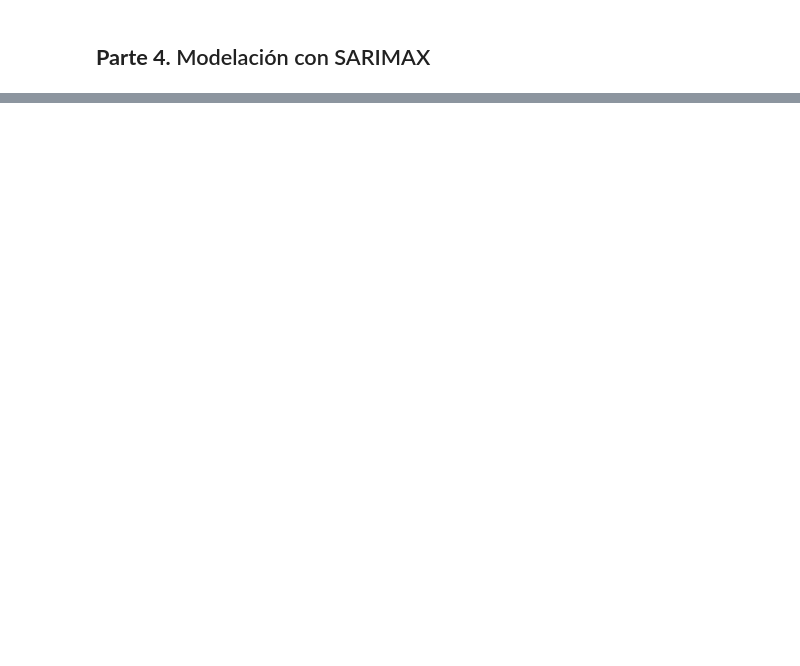
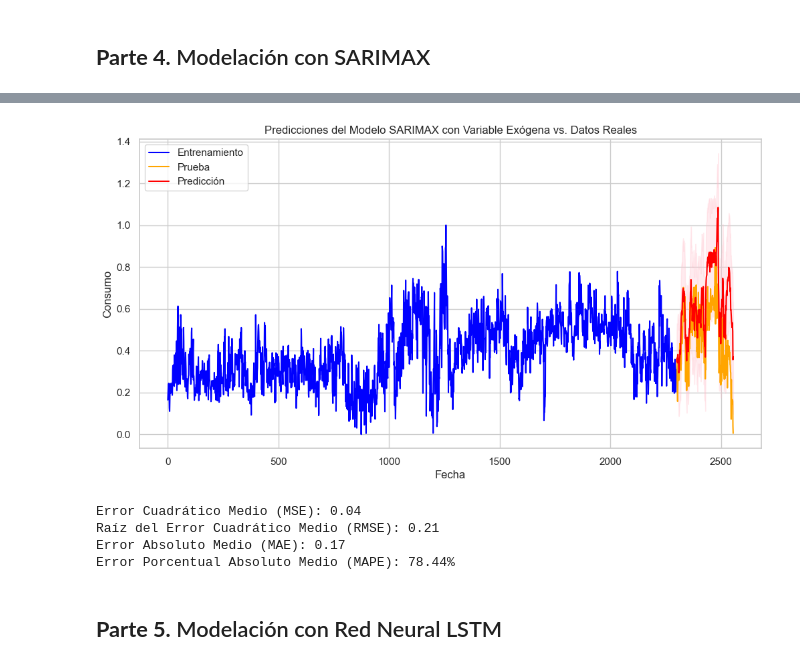
Before and after one commit to Jflorez05/Monografia_Especializacion, a Jupyter notebook: Monografia_Pred_Consumo_Gas_Colab.ipynb, the cells around one changed output, grey strips where cells are left out. Drawn from its saved outputs; the diff is of its cells as text; code cells hidden in the pictures; blank space fills up the shorter version.

```diff
--- a/Monografia_Pred_Consumo_Gas_Colab.ipynb
+++ b/Monografia_Pred_Consumo_Gas_Colab.ipynb
@@ -676 +670,54 @@ Requirement already satisfied: numpy==1.26.4 in /usr/local/lib/python3.10/dist-p
+# %%
+# Predicción futura
+# Hacer predicciones sobre el conjunto de prueba
+pred = results.get_forecast(steps=len(test), exog=X_test)
+pred_conf = pred.conf_int()
+
+# Visualizar predicciones
+plt.figure(figsize=(12, 6))
+# Graficar datos de entrenamiento
+plt.plot(train['MBTU_daily'], label='Entrenamiento', color='blue')
+
+# Graficar datos de prueba
+plt.plot(test['MBTU_daily'], label='Prueba', color='orange')
+
+# Graficar predicciones
+plt.plot(pred.predicted_mean.index, pred.predicted_mean, label='Predicción', color='red')
+
+# Graficar intervalos de confianza
+plt.fill_between(pred_conf.index, pred_conf.iloc[:, 0], pred_conf.iloc[:, 1], color='pink', alpha=0.3)
+
+# Configuración del gráfico
+plt.title('Predicciones del Modelo SARIMAX con Variable Exógena vs. Datos Reales')
+plt.xlabel('Fecha')
+plt.ylabel('Consumo')
+plt.legend()
+plt.show()
+# %% [output]
+[figure, added]
+# %%
+# Evaluación del modelo.
+
+# Predicciones y valores reales
+predicciones = pred.predicted_mean
+valores_reales = test['MBTU_daily']
+
+# Calcular las métricas
+mse = np.mean((predicciones - valores_reales) ** 2)
+rmse = np.sqrt(mse)
+mae = np.mean(np.abs(predicciones - valores_reales))
+mape = np.mean(np.abs((predicciones - valores_reales) / valores_reales)) * 100
+
+# Mostrar las métricas
+print(f'Error Cuadrático Medio (MSE): {mse:.2f}')
+print(f'Raíz del Error Cuadrático Medio (RMSE): {rmse:.2f}')
+print(f'Error Absoluto Medio (MAE): {mae:.2f}')
+print(f'Error Porcentual Absoluto Medio (MAPE): {mape:.2f}%')
+# %% [output]
+Error Cuadrático Medio (MSE): 0.04
+Raíz del Error Cuadrático Medio (RMSE): 0.21
+Error Absoluto Medio (MAE): 0.17
+Error Porcentual Absoluto Medio (MAPE): 78.44%
+# %% [markdown]
+## **Parte 5.** Modelación con Red Neural LSTM
 # %%
```
Also changed, not shown: parts of 38 cells of this notebook.
